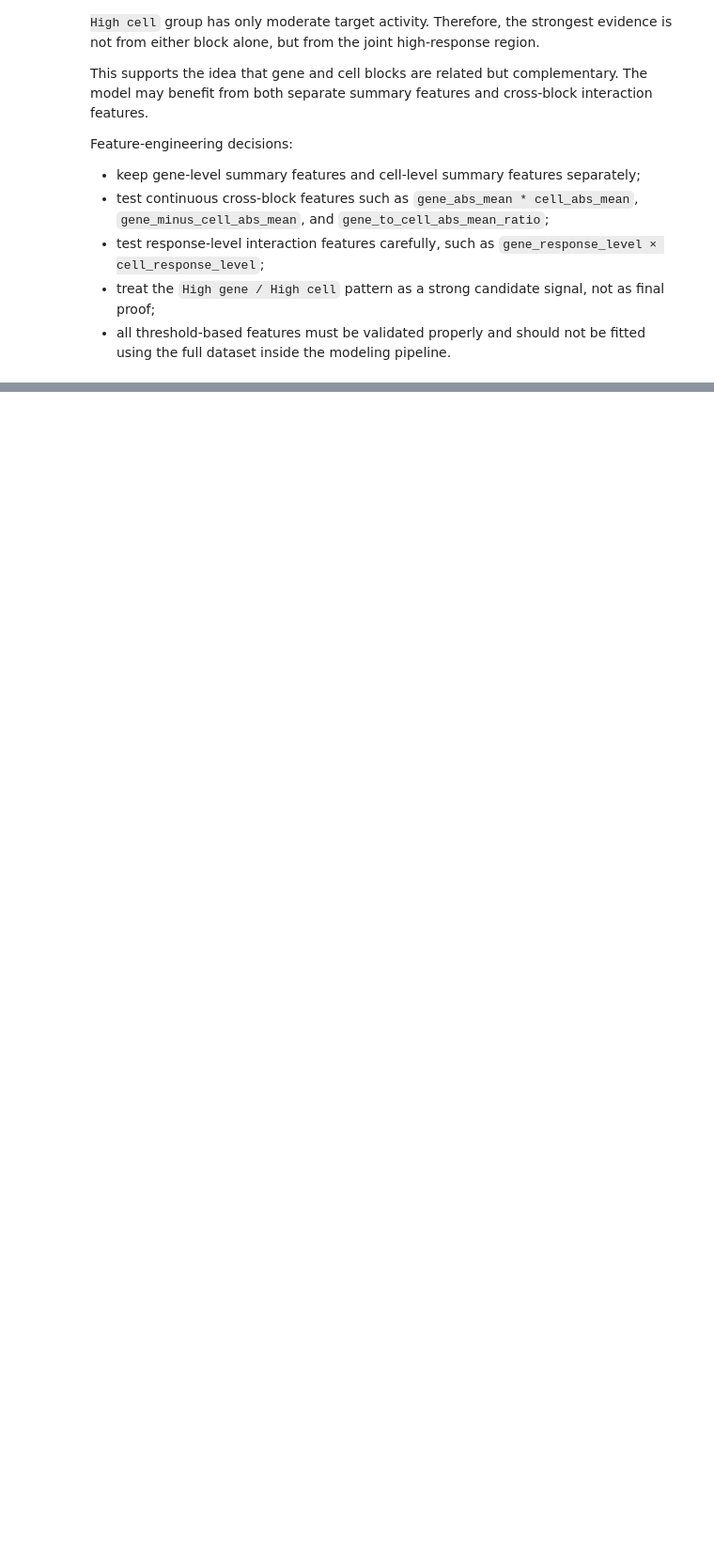
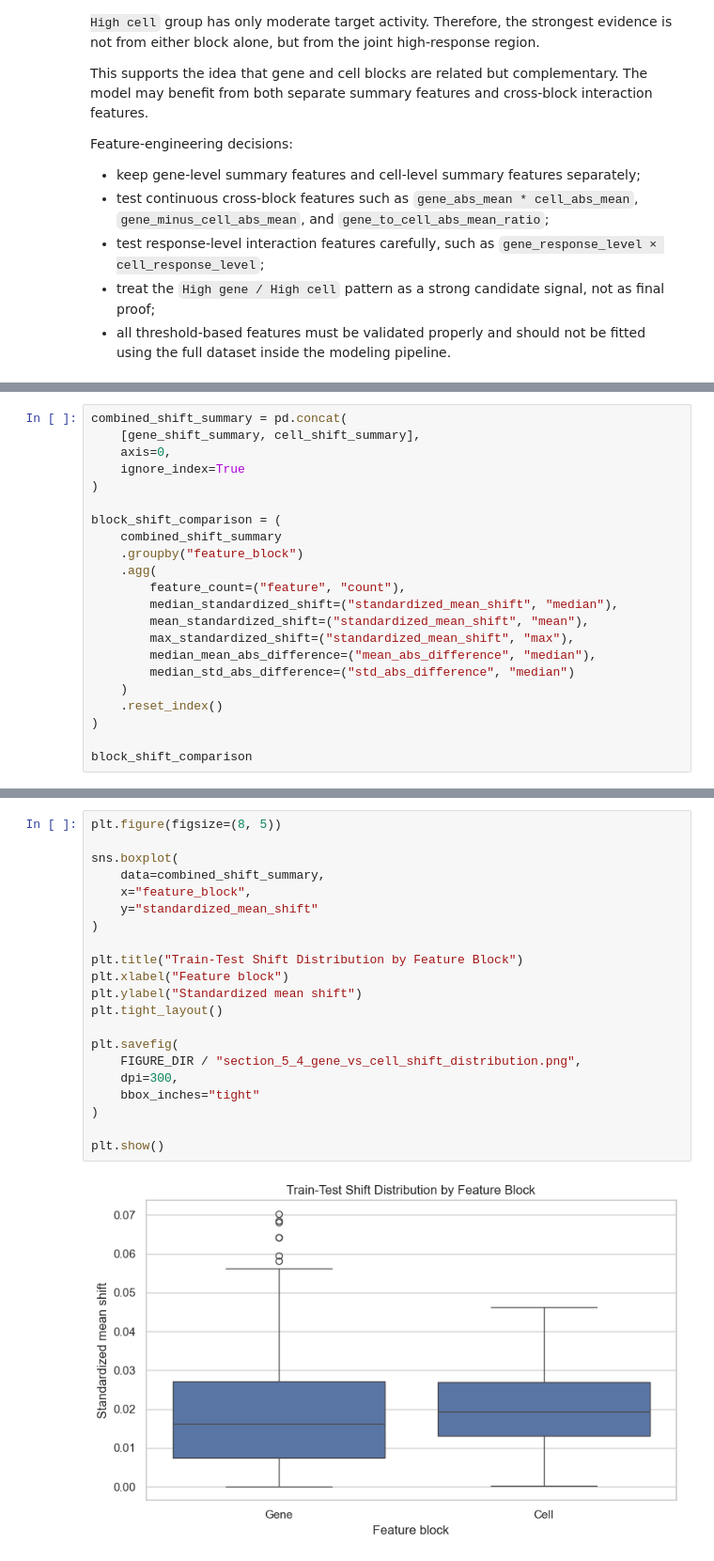
Before and after one commit to kawsar07ahmmed0712-rgb/moa-prediction-drug-response, a Jupyter notebook: notebooks/02_eda.ipynb, the cells around one changed output, grey strips where cells are left out. Shown at 94% size. Drawn from its saved outputs; the diff is of its cells as text; blank space fills up the shorter version.

```diff
--- a/notebooks/02_eda.ipynb
+++ b/notebooks/02_eda.ipynb
@@ -4341,0 +4533,22 @@ gene_cell_grid_decision_table
+# %%
+combined_shift_summary = pd.concat(
+    [gene_shift_summary, cell_shift_summary],
+    axis=0,
+    ignore_index=True
+)
+
+block_shift_comparison = (
+    combined_shift_summary
+    .groupby("feature_block")
+    .agg(
+        feature_count=("feature", "count"),
+        median_standardized_shift=("standardized_mean_shift", "median"),
+        mean_standardized_shift=("standardized_mean_shift", "mean"),
+        max_standardized_shift=("standardized_mean_shift", "max"),
+        median_mean_abs_difference=("mean_abs_difference", "median"),
+        median_std_abs_difference=("std_abs_difference", "median")
+    )
+    .reset_index()
+)
+
+block_shift_comparison
@@ -4341,0 +4586,23 @@ gene_cell_grid_decision_table
+# %%
+plt.figure(figsize=(8, 5))
+
+sns.boxplot(
+    data=combined_shift_summary,
+    x="feature_block",
+    y="standardized_mean_shift"
+)
+
+plt.title("Train-Test Shift Distribution by Feature Block")
+plt.xlabel("Feature block")
+plt.ylabel("Standardized mean shift")
+plt.tight_layout()
+
+plt.savefig(
+    FIGURE_DIR / "section_5_4_gene_vs_cell_shift_distribution.png",
+    dpi=300,
+    bbox_inches="tight"
+)
+
+plt.show()
+# %% [output]
+[figure, added]
```
Also changed, not shown: parts of 76 cells of this notebook.
